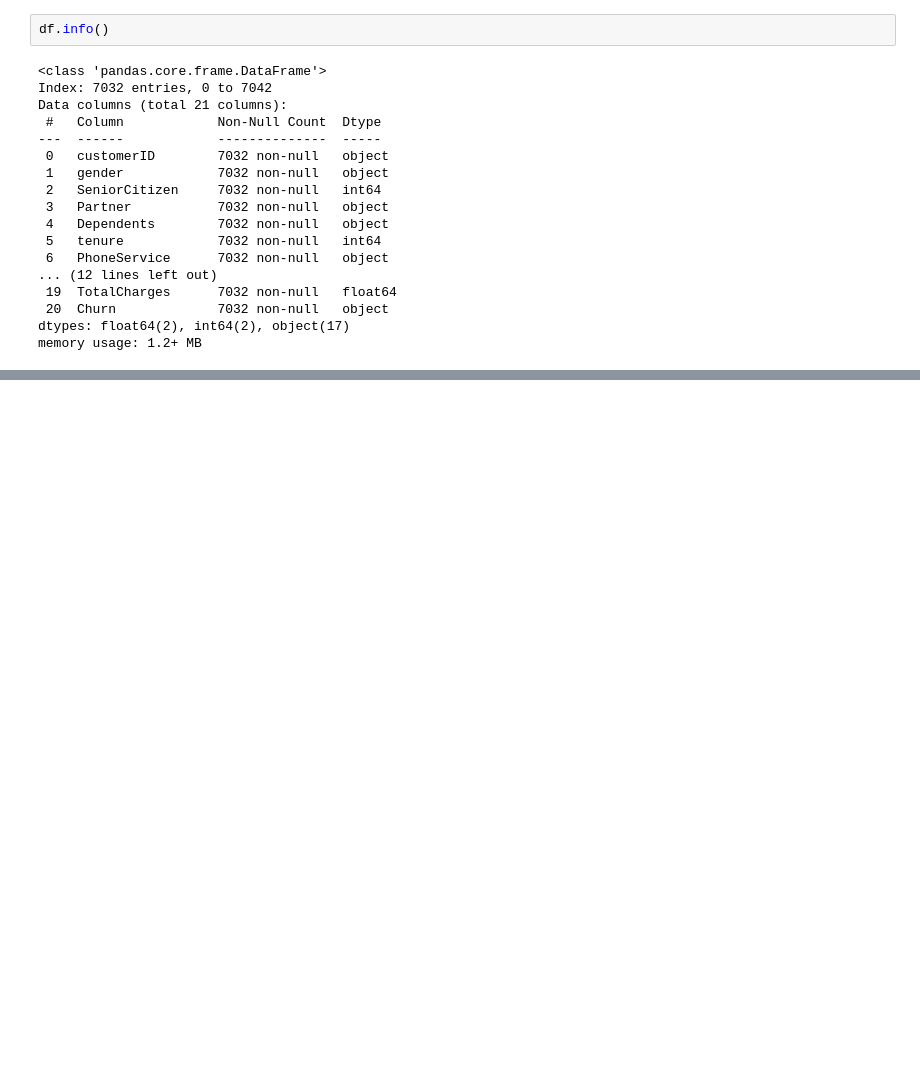
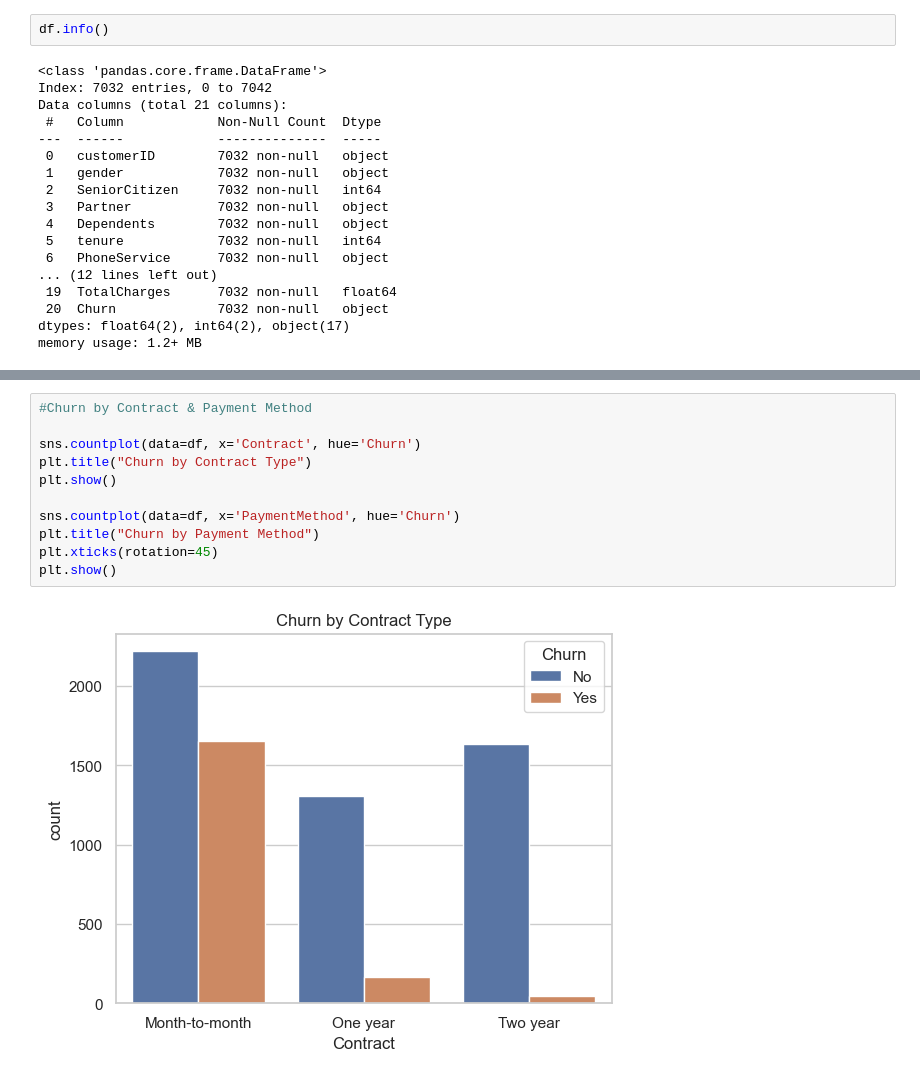
Before and after one commit to joshua-woodcore/telecom_churn_analysis, a Jupyter notebook: notebooks/churn_analysis.ipynb, the cells around one changed output, grey strips where cells are left out. Drawn from its saved outputs; the diff is of its cells as text; blank space fills up the shorter version.

```diff
--- a/notebooks/churn_analysis.ipynb
+++ b/notebooks/churn_analysis.ipynb
@@ -131,0 +176,13 @@ memory usage: 1.2+ MB
+# %%
+#Churn by Contract & Payment Method
+
+sns.countplot(data=df, x='Contract', hue='Churn')
+plt.title("Churn by Contract Type")
+plt.show()
+
+sns.countplot(data=df, x='PaymentMethod', hue='Churn')
+plt.title("Churn by Payment Method")
+plt.xticks(rotation=45)
+plt.show()
+# %% [output]
+[figure, added]
```
Also changed, not shown: parts of 7 cells of this notebook.
